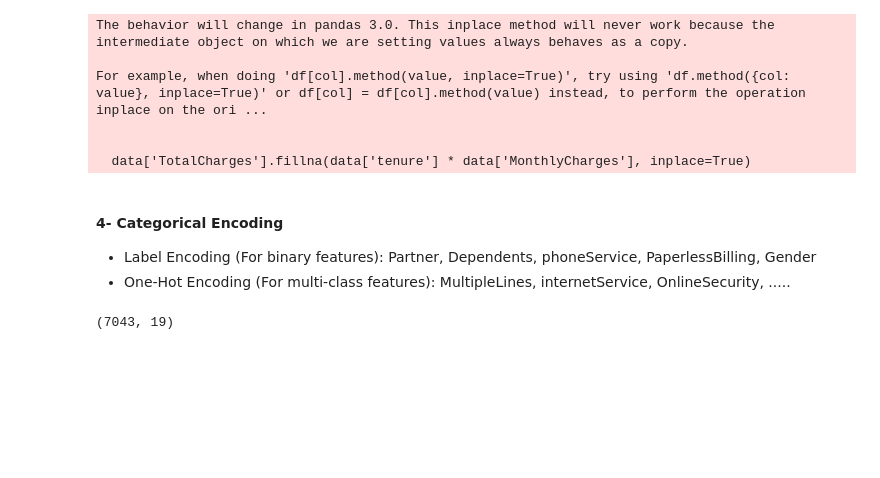
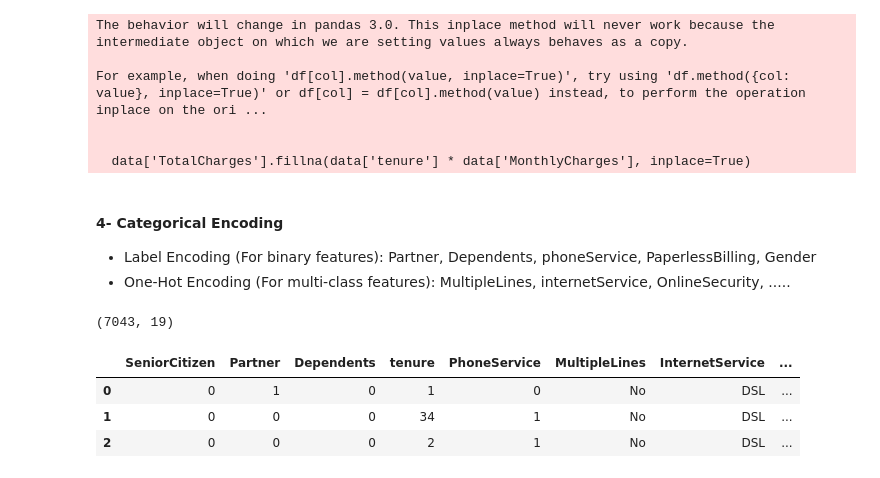
Before and after one commit to achriki/Churn-Prediction-Project, a Jupyter notebook: src/notebooks/data_processing.ipynb, the cells around one changed output. Cells and saved outputs as stored; diff of their text form; code cells hidden in the pictures; blank space fills up the shorter version.

```diff
--- a/src/notebooks/data_processing.ipynb
+++ b/src/notebooks/data_processing.ipynb
@@ -162,3 +162,14 @@ for col in internet_service_cols:
 
 # Convert 'Churn' column to binary
 data['Churn'] = data['Churn'].map({'Yes': 1, 'No': 0})
+# %%
+# Save the processed data to processed_data.csv
+
+processed_data_file_path = '/home/med/Desktop/Churn-Prediction-Project/src/data/processed/processed_data.csv'
+data.to_csv(processed_data_file_path, index=False)
+data.head(3)
+# %% [output]
+|  | SeniorCitizen | Partner | Dependents | tenure | PhoneService | MultipleLines | InternetService | ... |
+| 0 | 0 | 1 | 0 | 1 | 0 | No | DSL | ... |
+| 1 | 0 | 0 | 0 | 34 | 1 | No | DSL | ... |
+| 2 | 0 | 0 | 0 | 2 | 1 | No | DSL | ... |
```
Also changed, not shown: 1 other file.
